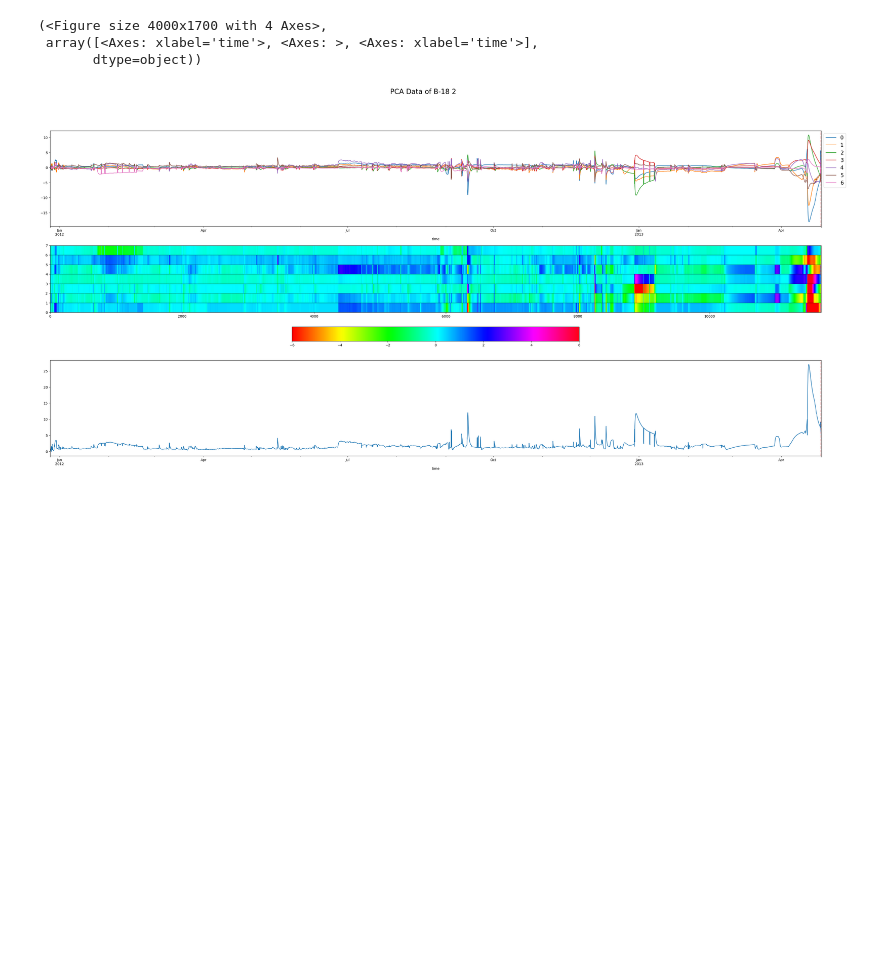
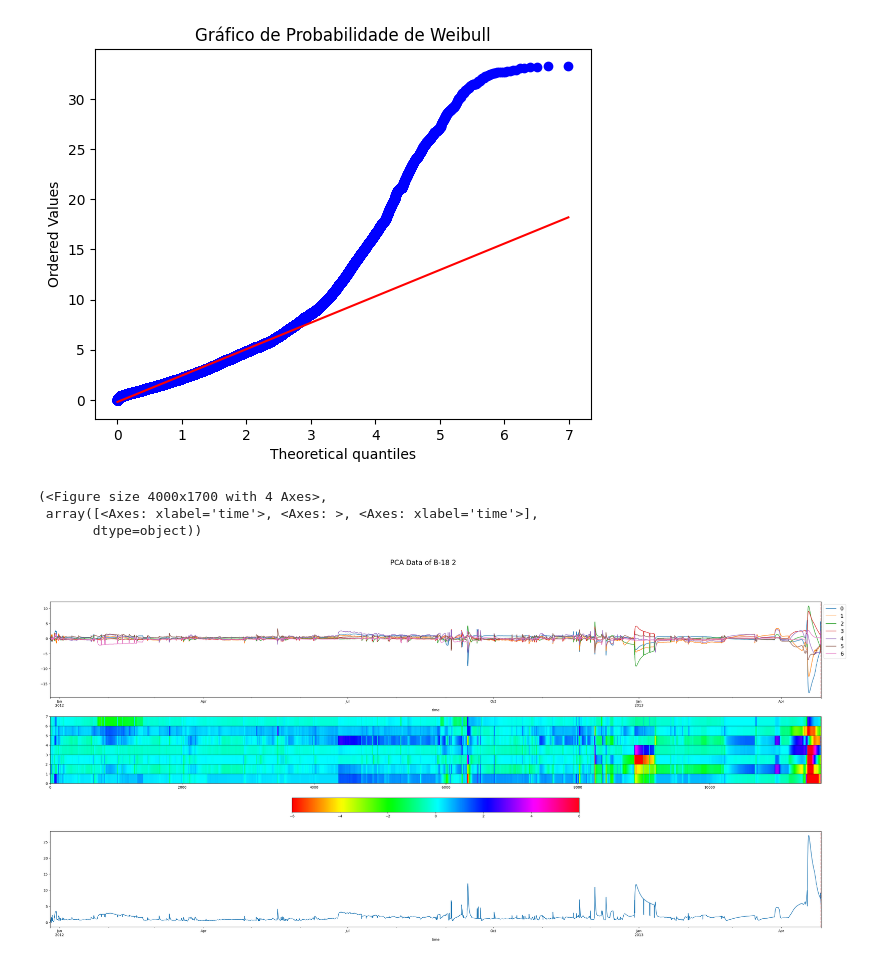
Before and after one commit to RL2-SP3/LISSA, a Jupyter notebook: examples/analise_dados_PCA.ipynb, the cells around one changed output. Drawn from its saved outputs; the diff is of its cells as text; code cells hidden in the pictures; blank space fills up the shorter version.

```diff
--- a/examples/analise_dados_PCA.ipynb
+++ b/examples/analise_dados_PCA.ipynb
@@ -52,3 +68,20 @@ PCAdata = li.ExportPCAData(PCAdata,entireData)
+# %%
+import numpy as np
+import scipy.stats as stats
+import matplotlib.pyplot as plt
+
+data = PCAdata["Radius"].to_numpy()
+
+# Ajustar os parâmetros da Weibull
+shape, loc, scale = stats.weibull_min.fit(data, floc=0)  # Força loc=0 para estabilidade
+
+# Criar o gráfico de probabilidade
+fig, ax = plt.subplots()
+stats.probplot(data, dist="weibull_min", sparams=(shape,), plot=ax)
+plt.title("Gráfico de Probabilidade de Weibull")
+plt.show()
+# %% [output]
+[figure, added]
 # %%
 pump = pumpList[0]
 
```
Also changed, not shown: parts of 3 cells of this notebook, 3 other files.
